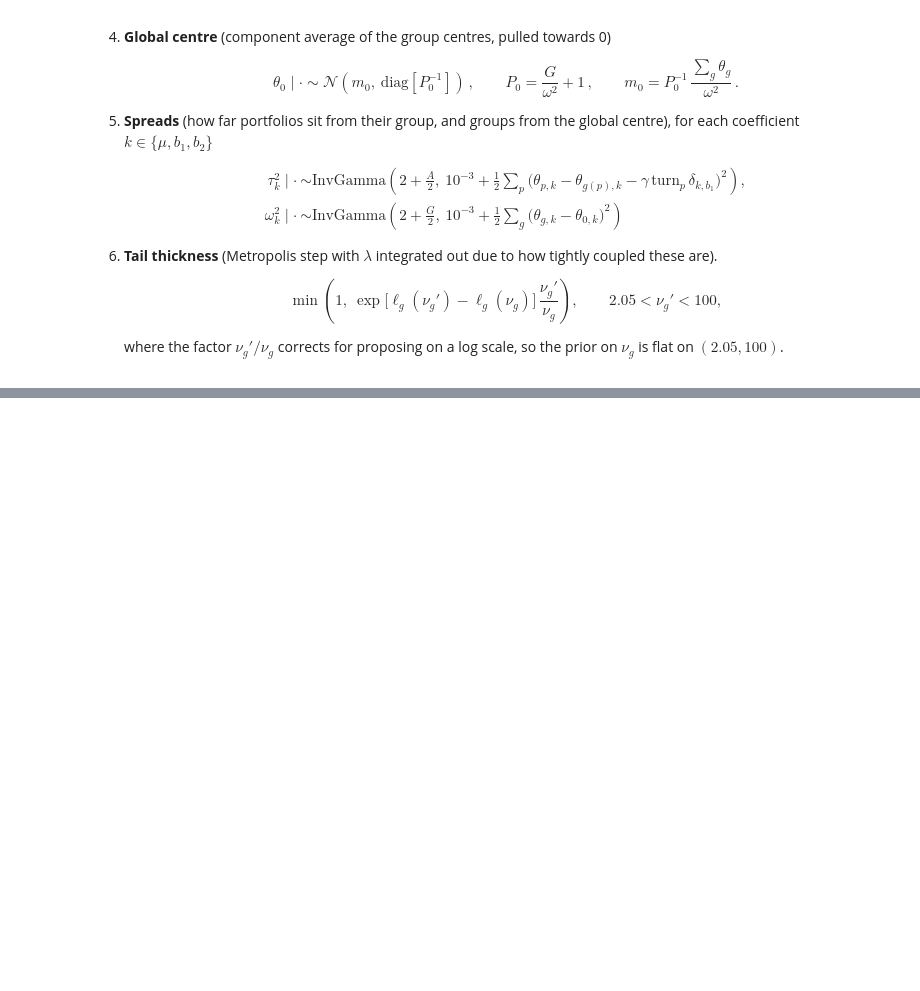
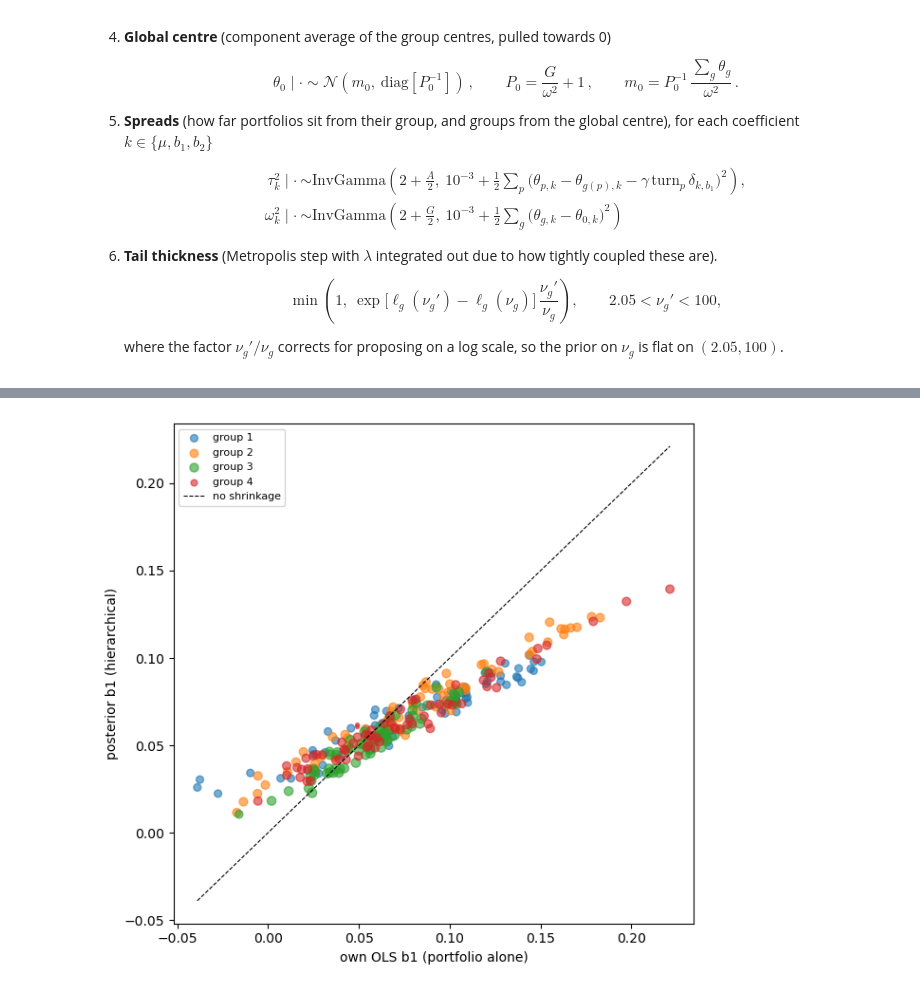
Before and after one commit to MarcoGaloppo/qrt-hierarchical-bayes, a Jupyter notebook: BaysianHierarchicalApproach.ipynb, the cells around one changed output, grey strips where cells are left out. Drawn from its saved outputs; the diff is of its cells as text; code cells hidden in the pictures; blank space fills up the shorter version.

```diff
--- a/BaysianHierarchicalApproach.ipynb
+++ b/BaysianHierarchicalApproach.ipynb
@@ -750,0 +844,16 @@ iter 500: nu [6.6 7.  8.4 7.1] | b1_g [0.067 0.073 0.047 0.071] | tau [0.063 0.0
+# %%
+# Each portfolio's estimate vs the model
+own_b1 = np.array([np.linalg.lstsq(Z[S0["p"] == i], y[S0["p"] == i], rcond=None)[0][1]
+                   for i in range(S0["A"])])
+post_b1 = D["th_p"][:, :, 1].mean(0)
+
+fig, ax = plt.subplots(figsize=(6.5, 6))
+for g in range(4):
+    m = S0["g_of_p"] == g
+    ax.scatter(own_b1[m], post_b1[m], s=8 + S0["n_p"][m] / 60, alpha=0.6, label=f"group {g+1}")
+lim = [min(own_b1.min(), post_b1.min()), max(own_b1.max(), post_b1.max())]
+ax.plot(lim, lim, "k--", lw=0.8, label="no shrinkage")
+ax.set_xlabel("own OLS b1 (portfolio alone)"); ax.set_ylabel("posterior b1 (hierarchical)")
+ax.legend(fontsize=8); plt.tight_layout(); plt.show()
+# %% [output]
+[figure, added]
```
Also changed, not shown: parts of 15 cells of this notebook.
